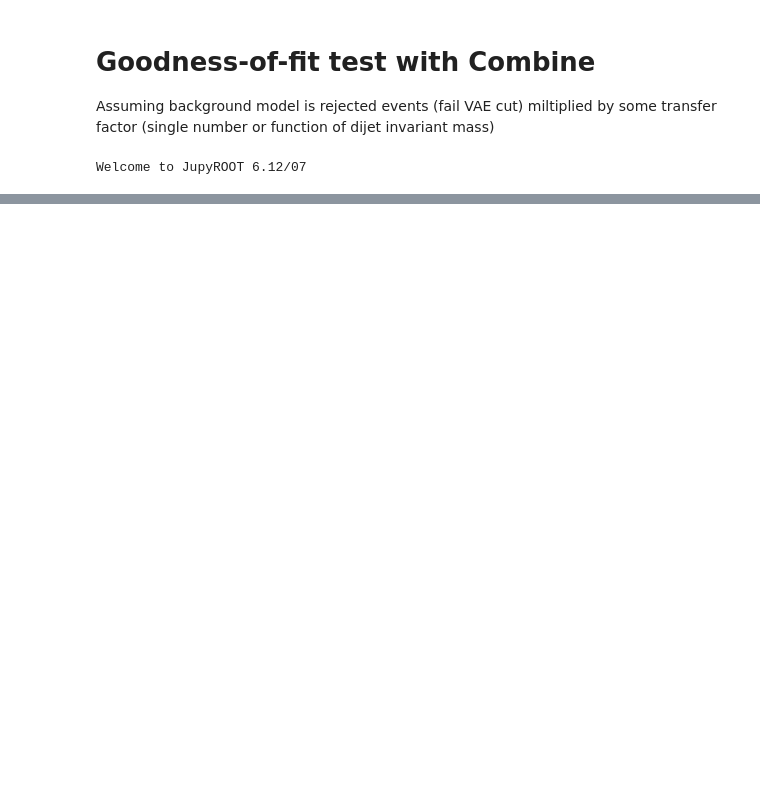
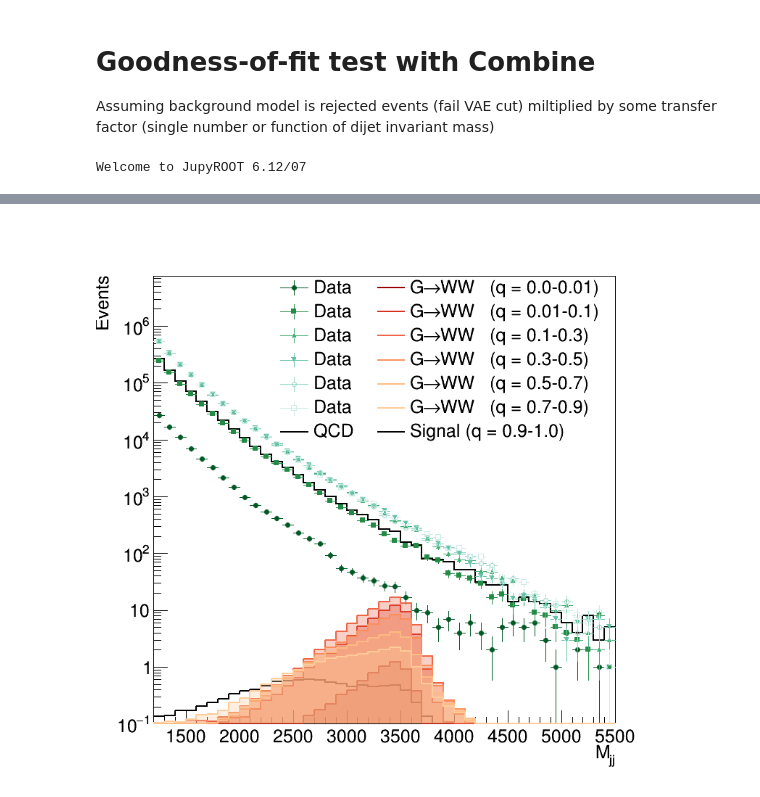
Before and after one commit to mpp-hep/gof_tests, a Jupyter notebook: gof.ipynb, the cells around one changed output, grey strips where cells are left out. Cells and saved outputs as stored; diff of their text form; code cells hidden in the pictures; blank space fills up the shorter version.

```diff
--- a/gof.ipynb
+++ b/gof.ipynb
@@ -81,8 +91,8 @@ bcol.reverse()
 # %%
 #  Get the total, accepted and rejected events for signal and data
-path = '/eos/project/d/dshep/TOPCLASS/DijetAnomaly/VAE_results/run_111_210202/'
+path = '/eos/project/d/dshep/TOPCLASS/DijetAnomaly/VAE_results/run_113/sig_GtoWW35naReco/xsec_0/'
 
-f_qcd = h5py.File(path+'qcd_sqrtshatTeV_13TeV_PU40_reco.h5', 'r')
+f_qcd = h5py.File(path+'qcd_sqrtshatTeV_13TeV_PU40_NEW_ALL_Test_reco.h5', 'r')
 f_sig = h5py.File(path+'RSGraviton_WW_NARROW_13TeV_PU40_3.5TeV_reco.h5', 'r')
 
 print(f_qcd.keys())
@@ -196,11 +222,13 @@ axis_title = ['M_{jj}','Events']
 
 #Fill and scale to lumi
 background_hist_template = rt.TH1D('background_hist_template','background_hist_template',n_bins,bin_edges.astype('float'))
+data_rejected = rt.TH1D('data_rejected','data_rejected',n_bins,bin_edges.astype('float'))
+
 rtnp.fill_hist(background_hist_template, qcd_template, weights=None)
+rtnp.fill_hist(data_rejected, qcd_template, weights=None)
 # background_hist_template.Scale(scale_qcd)
 background_hist_template.SetStats(0)
 background_hist_template.Sumw2()
-
 signal_hist_template     = rt.TH1D('signal_rej'    ,'signal_rej'    ,n_bins,bin_edges.astype('float'))
 rtnp.fill_hist(signal_hist_template    , sig_template, weights=None)
 signal_hist_template.Scale(scale_sig)
@@ -235,13 +263,14 @@ for keyD,keyS in zip( sorted(datas_qcd_acc.keys()), sorted(datas_sig_acc.keys())
     rtnp.fill_hist(histos_data[keyD]   , datas_qcd_acc[keyD], weights=None)
     rtnp.fill_hist(histos_signal[keyS] , datas_sig_acc[keyS], weights=None)
 
-    histos_data[keyD].Scale(scale_qcd)
+#     .histos_data[keyD].Scale(scale_qcd)
     histos_signal[keyS].Scale(scale_sig)
 
     histos_data[keyD]  .SetStats(0)
     histos_signal[keyS].SetStats(0)
 
-    histos_data[keyD]  .Sumw2()
+#     histos_data[keyD].SetBinErrorOption(rt.TH1.kPoisson)
+    histos_data[keyD].Sumw2()
     histos_signal[keyS].Sumw2()
 
     histos_data[keyD].SetXTitle(axis_title[0])
@@ -295,3 +324,4 @@ c.SetTitle('')
 
 leg.Draw("same")
 c.Draw()
+# %% [output]
@@ -298,2 +335,3 @@ c.Draw()
+[figure, added]
 # %%
 # Draw "nice" ratio plot for paper, check efficiency quantile/template and smoothness
```
Also changed, not shown: parts of 28 cells of this notebook, 1 other file.
